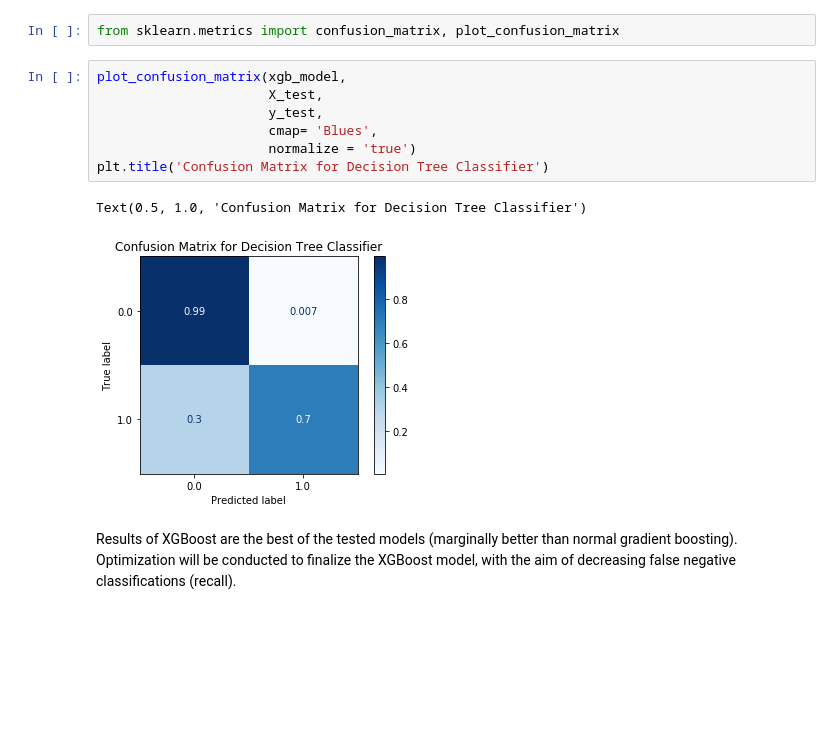
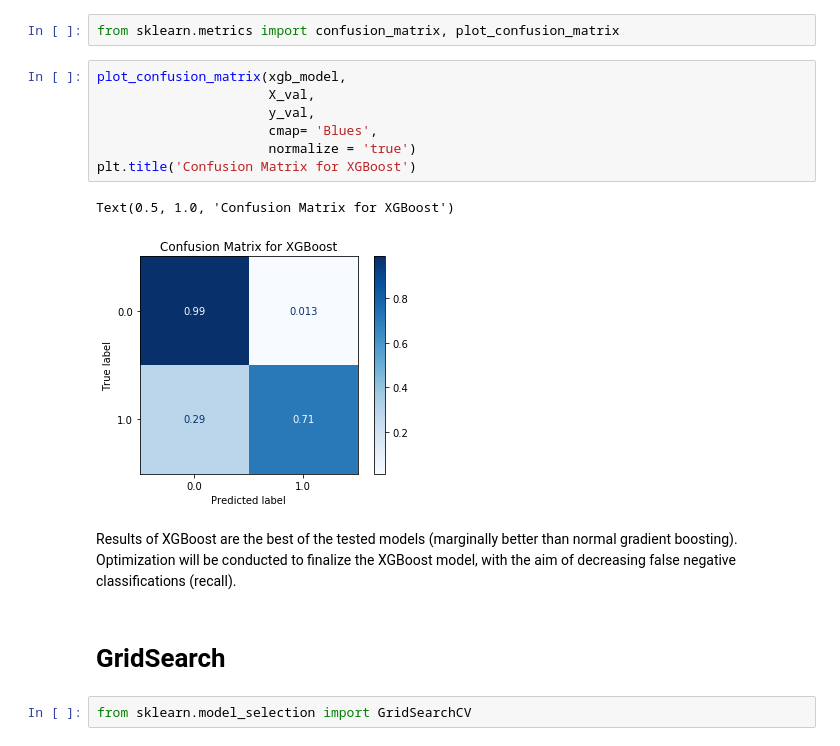
Before and after one commit to kangand/1000ml, a Jupyter notebook: unit5_project/Model Testing XGBoost.ipynb, the cells around one changed output. Drawn from its saved outputs; the diff is of its cells as text; blank space fills up the shorter version.

Commit message:
Finalize Model

```diff
--- a/unit5_project/Model Testing XGBoost.ipynb
+++ b/unit5_project/Model Testing XGBoost.ipynb
@@ -50,14 +56,18 @@ sns.barplot(y=X.columns,x=xgb_model.feature_importances_)
 from sklearn.metrics import confusion_matrix, plot_confusion_matrix
 # %%
 plot_confusion_matrix(xgb_model,
-                      X_test,
-                      y_test,
+                      X_val,
+                      y_val,
                       cmap= 'Blues',
                       normalize = 'true')
-plt.title('Confusion Matrix for Decision Tree Classifier')
+plt.title('Confusion Matrix for XGBoost')
 # %% [output]
-Text(0.5, 1.0, 'Confusion Matrix for Decision Tree Classifier')
+Text(0.5, 1.0, 'Confusion Matrix for XGBoost')
-[figure, old version]
+[figure, new version]
 # %% [markdown]
 Results of XGBoost are the best of the tested models (marginally better than normal gradient boosting).
 Optimization will be conducted to finalize the XGBoost model, with the aim of decreasing false negative classifications (recall).
+# %% [markdown]
+# GridSearch
+# %%
+from sklearn.model_selection import GridSearchCV
```
Also changed, not shown: parts of 18 cells of this notebook.
